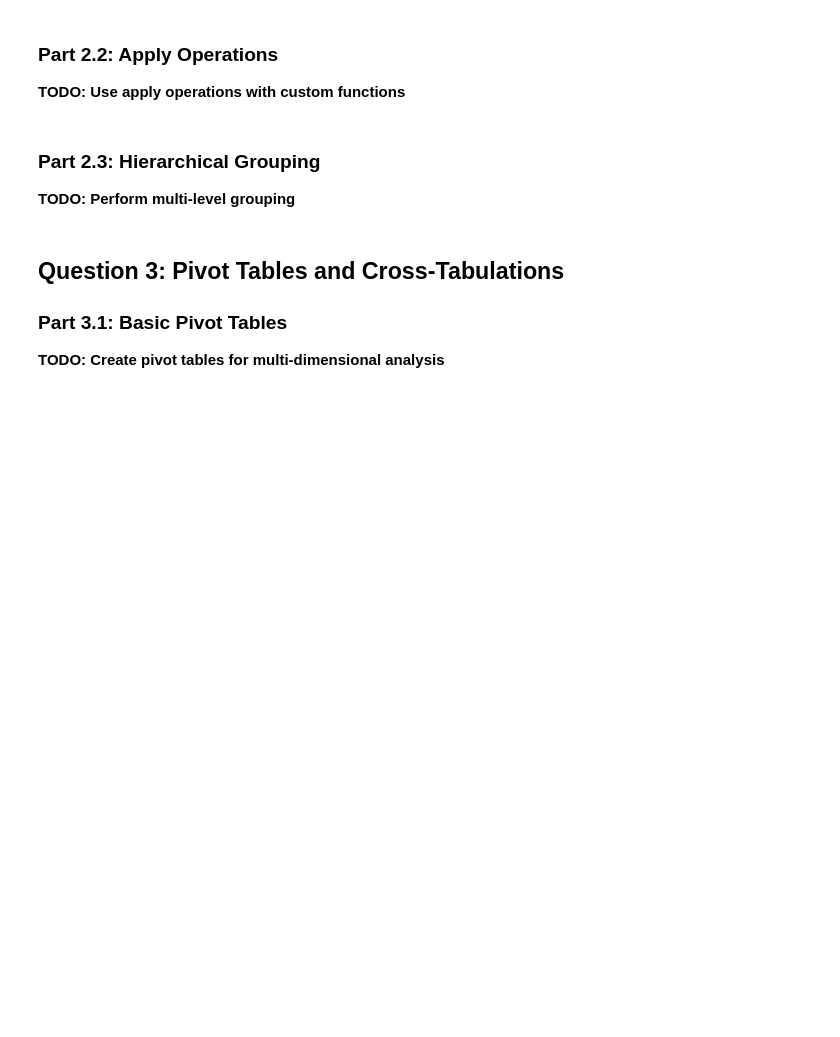
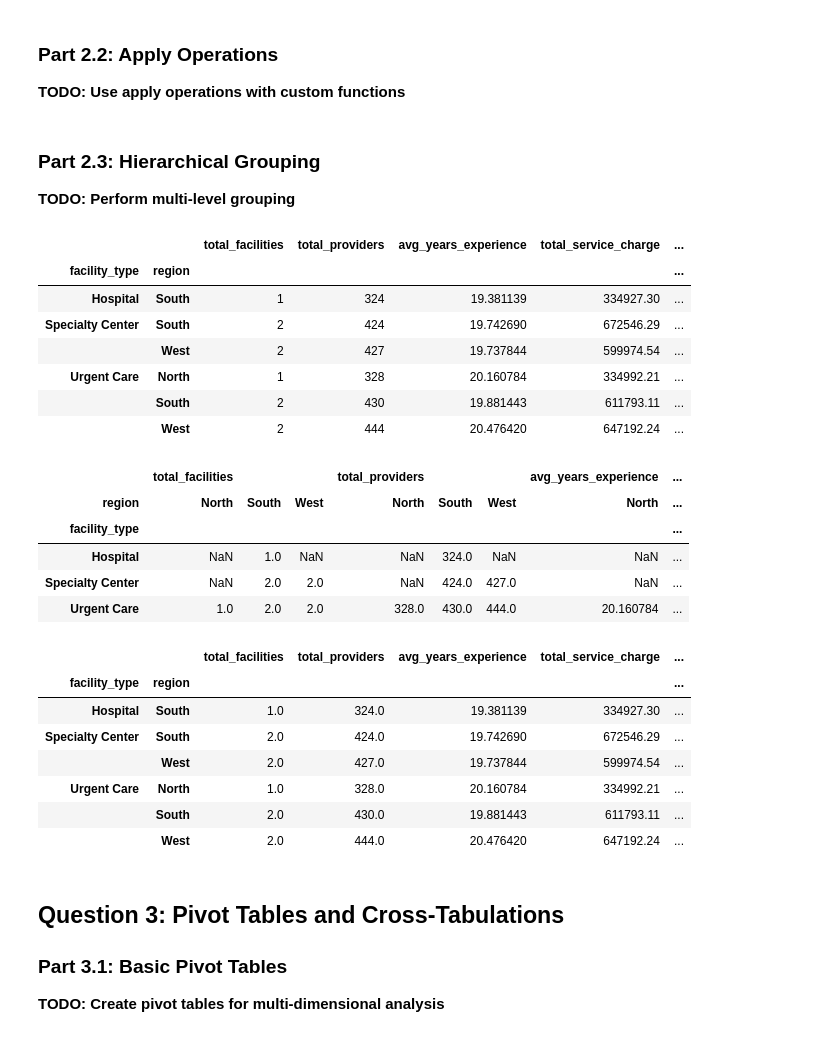
Before and after one commit to UCSF-DataSci/ds217-08-group-filter-and-flow-echang14, a Jupyter notebook: assignment.ipynb, the cells around one changed output. Drawn from its saved outputs; the diff is of its cells as text; code cells hidden in the pictures; blank space fills up the shorter version.

```diff
--- a/assignment.ipynb
+++ b/assignment.ipynb
@@ -126,11 +261,49 @@ top_providers_by_facility = merged_df.groupby('facility_name').apply(
 # %%
 # TODO: Group by facility type and region
 # TODO: Calculate statistics for each facility_type-region combination
+
+hierarchical_stats = merged_df.groupby(["facility_type", "region"]).agg(
+    total_facilities=("facility_name", "nunique"),
+    total_providers=("provider_id", "nunique"),
+    avg_years_experience=("years_experience", "mean"),
+    total_service_charge=("service_charge", "sum"),
+    total_insurance_paid=("insurance_paid", "sum")
+)
+
+display(hierarchical_stats)
+
 # TODO: Use unstack to convert to wide format
+wide_format = hierarchical_stats.unstack()
+display(wide_format)
 # TODO: Use stack to convert back to long format
+long_format = wide_format.stack()
+display(long_format)
 
 # TODO: Analyze the hierarchical structure
 # TODO: Save results as 'output/q2_hierarchical_analysis.csv'
+# %% [output]
+|  |  | total_facilities | total_providers | avg_years_experience | total_service_charge | ... |
+| facility_type | region |  |  |  |  | ... |
+| Hospital | South | 1 | 324 | 19.381139 | 334927.30 | ... |
+| Specialty Center | South | 2 | 424 | 19.742690 | 672546.29 | ... |
+|  | West | 2 | 427 | 19.737844 | 599974.54 | ... |
+| Urgent Care | North | 1 | 328 | 20.160784 | 334992.21 | ... |
+|  | South | 2 | 430 | 19.881443 | 611793.11 | ... |
+|  | West | 2 | 444 | 20.476420 | 647192.24 | ... |
+|  | total_facilities |  |  | total_providers |  |  | avg_years_experience | ... |
+| region | North | South | West | North | South | West | North | ... |
+| facility_type |  |  |  |  |  |  |  | ... |
+| Hospital | NaN | 1.0 | NaN | NaN | 324.0 | NaN | NaN | ... |
+| Specialty Center | NaN | 2.0 | 2.0 | NaN | 424.0 | 427.0 | NaN | ... |
+| Urgent Care | 1.0 | 2.0 | 2.0 | 328.0 | 430.0 | 444.0 | 20.160784 | ... |
+|  |  | total_facilities | total_providers | avg_years_experience | total_service_charge | ... |
+| facility_type | region |  |  |  |  | ... |
+| Hospital | South | 1.0 | 324.0 | 19.381139 | 334927.30 | ... |
+| Specialty Center | South | 2.0 | 424.0 | 19.742690 | 672546.29 | ... |
+|  | West | 2.0 | 427.0 | 19.737844 | 599974.54 | ... |
+| Urgent Care | North | 1.0 | 328.0 | 20.160784 | 334992.21 | ... |
+|  | South | 2.0 | 430.0 | 19.881443 | 611793.11 | ... |
+|  | West | 2.0 | 444.0 | 20.476420 | 647192.24 | ... |
 # %% [markdown]
 ## Question 3: Pivot Tables and Cross-Tabulations
 
```
Also changed, not shown: parts of 6 cells of this notebook.
